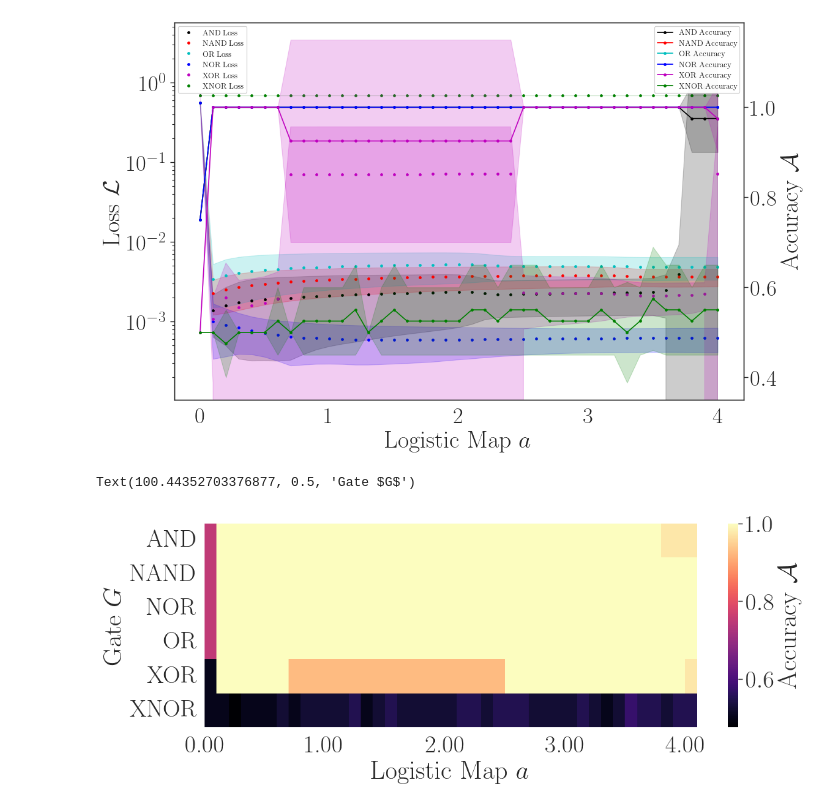
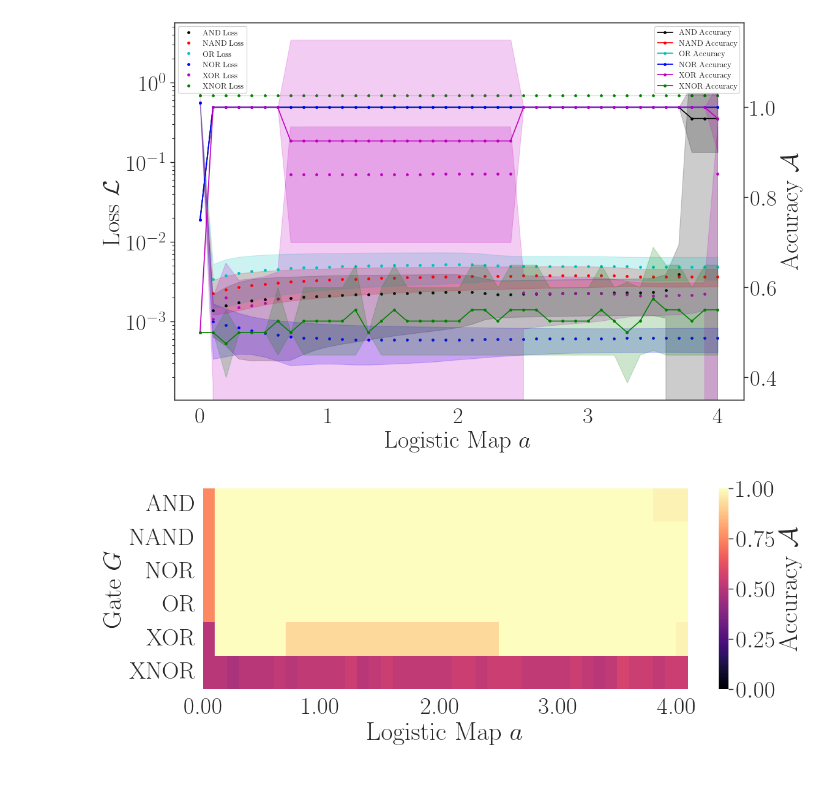
Before and after one commit to NonlinearArtificialIntelligenceLab/ChaoGateNN, a Jupyter notebook: nbs/logistic_plotter.ipynb, the cells around one changed output. Saved outputs shown, nothing was run; the diff lists cells and outputs as text; code cells hidden in the pictures; blank space fills up the shorter version.

```diff
--- a/nbs/logistic_plotter.ipynb
+++ b/nbs/logistic_plotter.ipynb
@@ -328,35 +328,41 @@ metrics_dict = {
 }
 
 # Create a matrix of accuracies
 accuracy_matrix = np.zeros((len(gates), len(a_list)))
 
 for i, gate in enumerate(gates):
     for j, a in enumerate(a_list):
         if a in metrics_dict[gate]:
             accuracy_matrix[i, j] = metrics_dict[gate][a][-1][
                 2
             ]  # Accuracy is at index 2
 
 # Create a matrix plot
 fig, ax = plt.subplots(figsize=(12, 4))
 
 # Plot the matrix
 sns.heatmap(
     accuracy_matrix,
     yticklabels=gates,
     cmap="magma",
     ax=ax,
     cbar_kws={"label": "Accuracy $\\mathcal{A}$"},
+    vmin=0,
+    vmax=1,
 )
 ax.set_xlabel("Logistic Map $a$")
 ax.set_xticks(np.linspace(0, len(a_list) - 1, 5))
 ax.set_xticklabels(
     [f"{a_list[int(i)]:.2f}" for i in np.linspace(0, len(a_list) - 1, 5)]
 )
 ax.set_ylabel("Gate $G$")
+
+plt.savefig("../figures/logistic_grid.png", dpi=300, bbox_inches="tight")
+plt.savefig("../figures/logistic_grid.pdf", dpi=300, bbox_inches="tight")
+plt.savefig("../figures/logistic_grid.svg", dpi=300, bbox_inches="tight")
+plt.show()
 # %% [output]
-Text(100.44352703376877, 0.5, 'Gate $G$')
-[figure, old version]
+[figure, new version]
 # %%
 # Create a figure with 2 axes
 fig, (ax1, ax3) = plt.subplots(1, 2, figsize=(24, 8))
```
Also changed, not shown: parts of 1 cell of this notebook, 3 other files.
